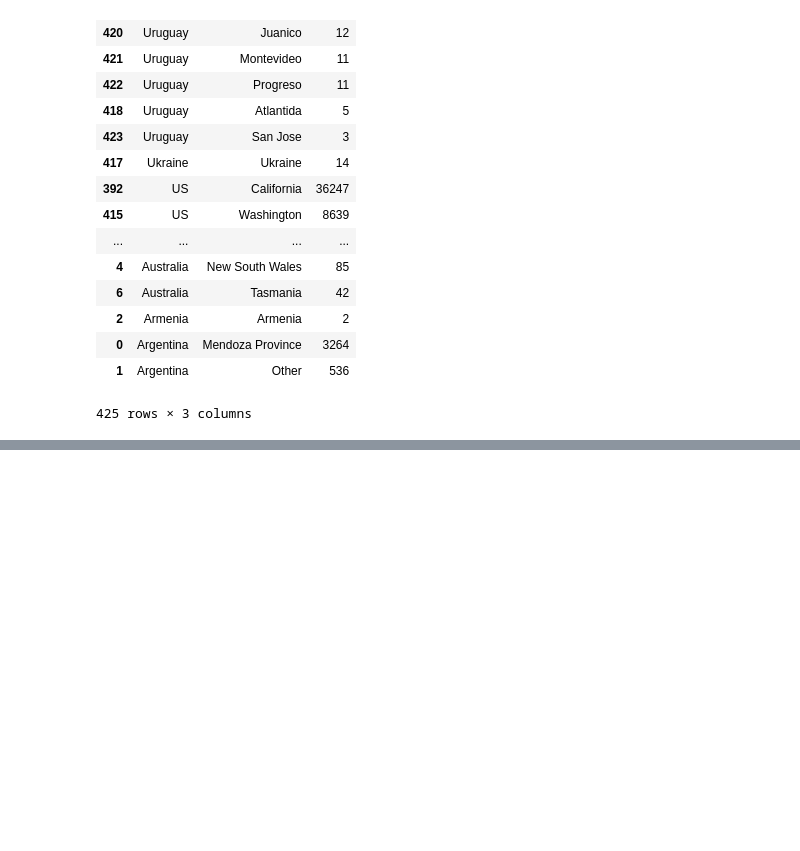
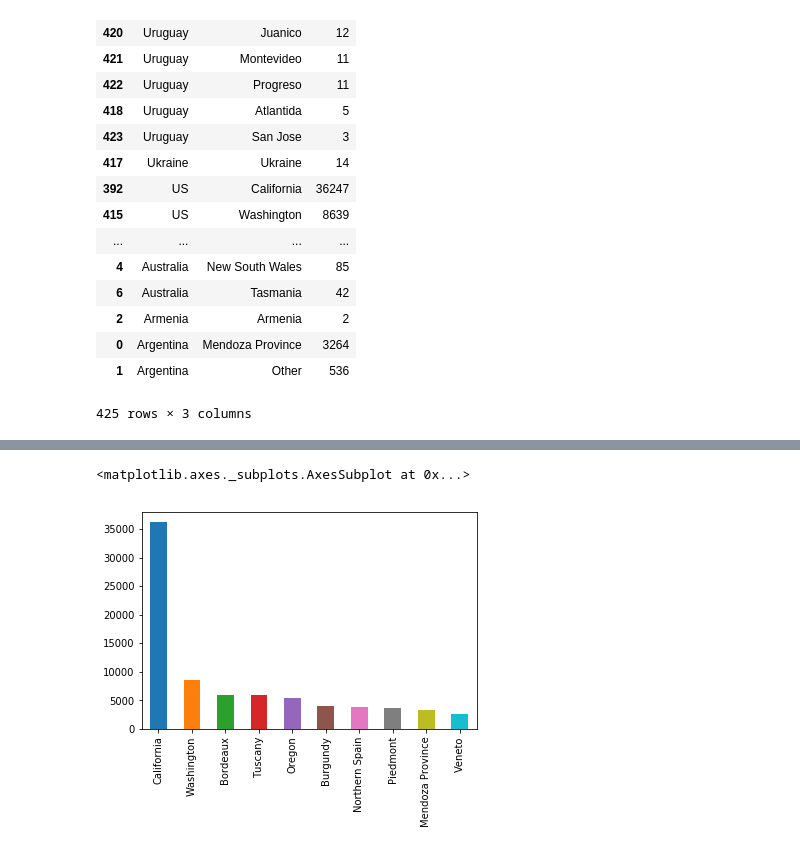
Before and after one commit to StefanIsaksson/learning-pandas, a Jupyter notebook: wine/WineReviews.ipynb, the cells around one changed output, grey strips where cells are left out. Drawn from its saved outputs; the diff is of its cells as text; code cells hidden in the pictures; blank space fills up the shorter version.

Commit message:
Added some plot examples using Panda

```diff
--- a/wine/WineReviews.ipynb
+++ b/wine/WineReviews.ipynb
@@ -759,0 +968,5 @@ countries_reviewed.sort_values(by=['country', 'len'], ascending=False)
+# %%
+reviews['province'].value_counts().head(10).plot.bar()
+# %% [output]
+<matplotlib.axes._subplots.AxesSubplot at 0x...>
+[figure, added]
```
Also changed, not shown: parts of 20 cells of this notebook.
